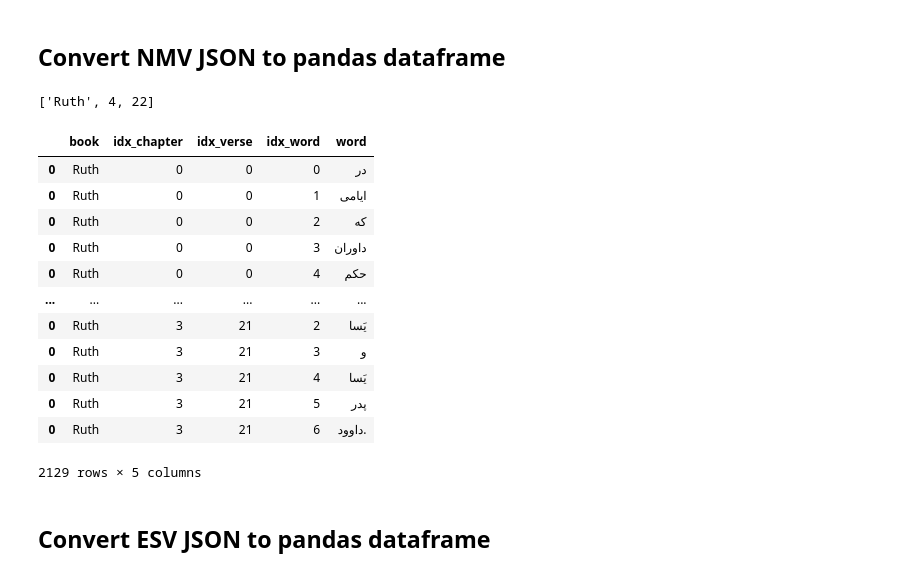
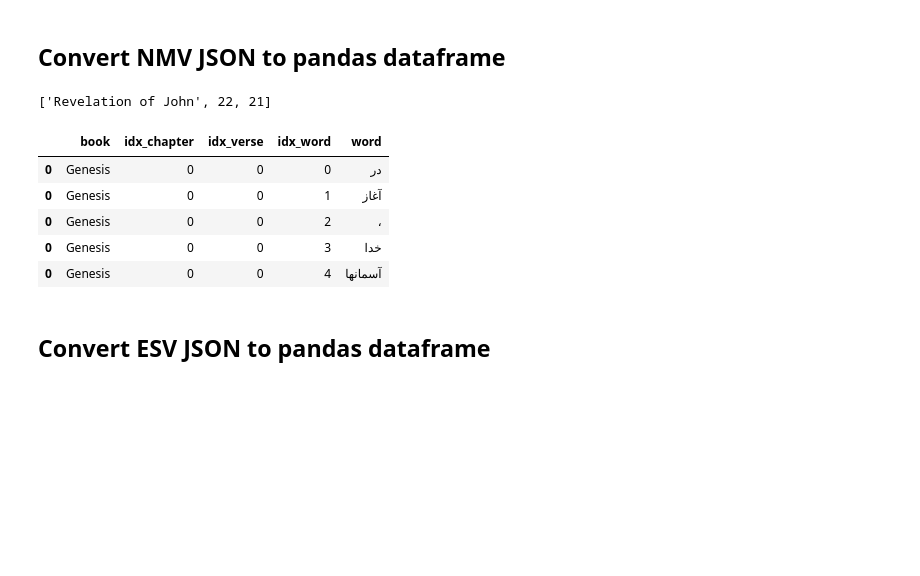
Before and after one commit to scruffian/farsi-strongs, a Jupyter notebook: Translation_Notebook.ipynb, the cells around one changed output. Drawn from its saved outputs; the diff is of its cells as text; code cells hidden in the pictures; blank space fills up the shorter version.

Commit message:
Start implementing word embeddings approach

```diff
--- a/Translation_Notebook.ipynb
+++ b/Translation_Notebook.ipynb
@@ -5,34 +5,28 @@ Getting translations of farsi words to match with english words with strongs num
 ## Convert NMV JSON to pandas dataframe
 # %%
 import pandas as pd
+from hazm import word_tokenize
 
 def NMVToDF():
     import json
     nmv = json.load(open("NMV.json", encoding="utf-8"))
     for book in nmv["books"]:
         for idx_chapter, chapter in enumerate(nmv["books"][book]):
             for idx_verse, verse in enumerate(chapter):
-                for idx_word, word in enumerate(verse.split(" ")):
-                    print(["Ruth",idx_chapter+1,idx_verse+1], end="\r")
+                print([book,idx_chapter+1,idx_verse+1], end="\r", flush=True)
+                for idx_word, word in enumerate(word_tokenize(verse)):
                     yield pd.DataFrame({"book":[book],"idx_chapter":[idx_chapter], "idx_verse":[idx_verse], "idx_word":[idx_word], "word":[word]})
 
 nmv_df = pd.concat(NMVToDF())
 nmv_df.head()
 # %% [output]
-['Ruth', 4, 22]
+['Revelation of John', 22, 21]
 |  | book | idx_chapter | idx_verse | idx_word | word |
-| 0 | Ruth | 0 | 0 | 0 | در |
-| 0 | Ruth | 0 | 0 | 1 | ایامی |
-| 0 | Ruth | 0 | 0 | 2 | که |
-| 0 | Ruth | 0 | 0 | 3 | داوران |
-| 0 | Ruth | 0 | 0 | 4 | حکم |
-| ... | ... | ... | ... | ... | ... |
-| 0 | Ruth | 3 | 21 | 2 | یَسا |
-| 0 | Ruth | 3 | 21 | 3 | و |
-| 0 | Ruth | 3 | 21 | 4 | یَسا |
-| 0 | Ruth | 3 | 21 | 5 | پدر |
-| 0 | Ruth | 3 | 21 | 6 | داوود. |
+| 0 | Genesis | 0 | 0 | 0 | در |
+| 0 | Genesis | 0 | 0 | 1 | آغاز |
+| 0 | Genesis | 0 | 0 | 2 | ، |
+| 0 | Genesis | 0 | 0 | 3 | خدا |
+| 0 | Genesis | 0 | 0 | 4 | آسمانها |
-2129 rows × 5 columns
 # %% [markdown]
 ## Convert ESV JSON to pandas dataframe
 # %%
```
Also changed, not shown: parts of 11 cells of this notebook.
